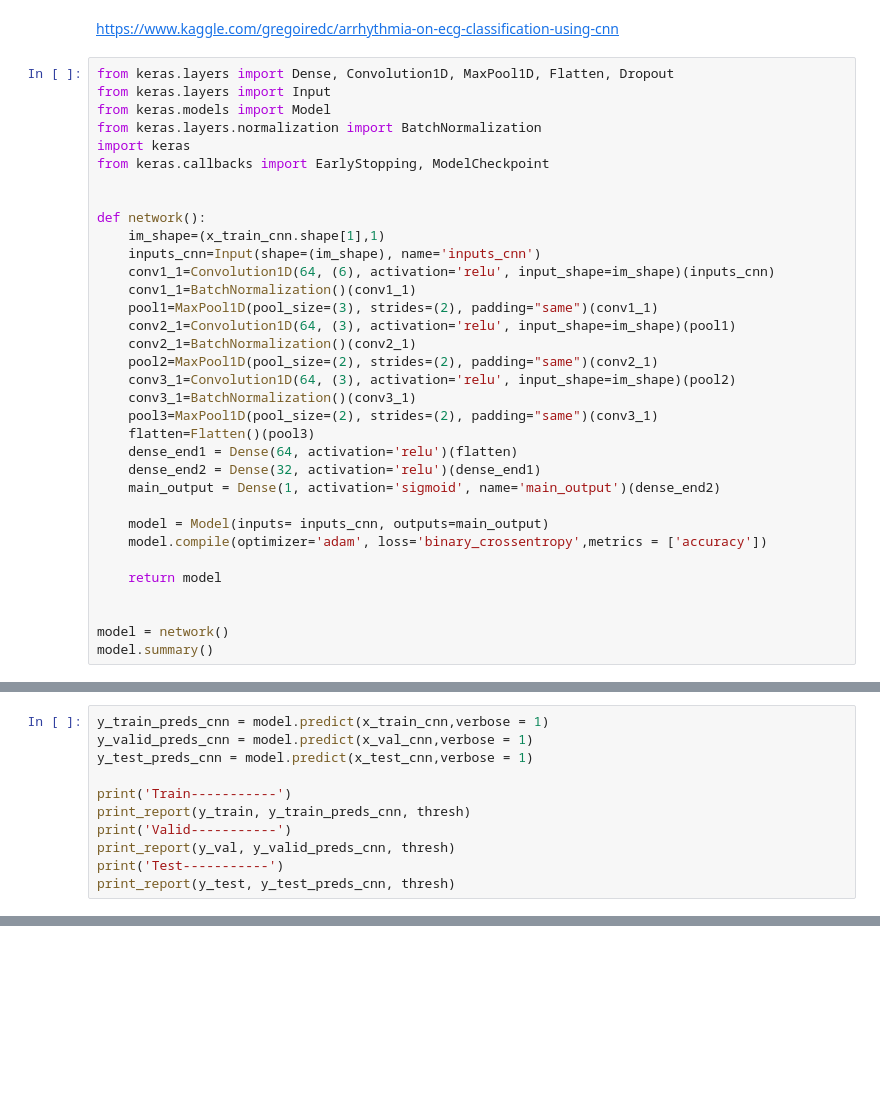
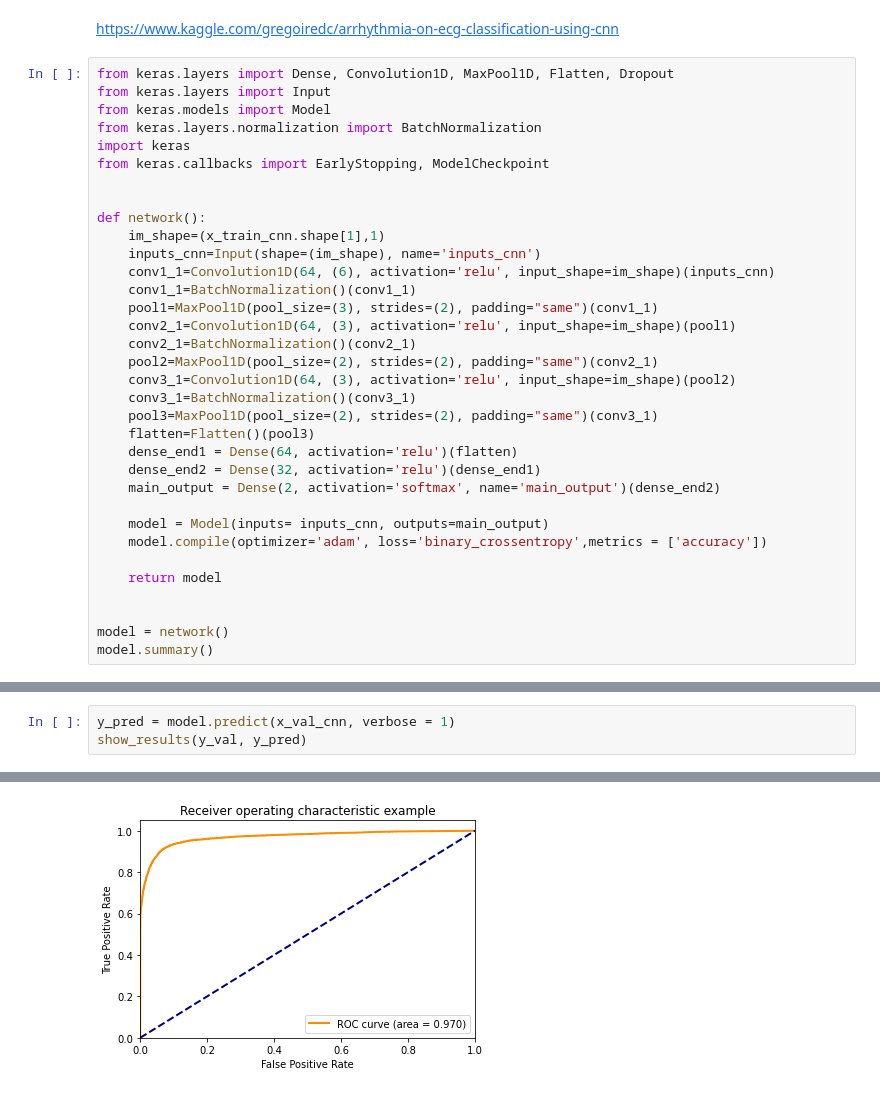
Before and after one commit to hasibzunair/heart-abnormality-detection, a Jupyter notebook: notebooks/train_1D.ipynb, the cells around one changed output, grey strips where cells are left out. Saved outputs shown, nothing was run; the diff lists cells and outputs as text; blank space fills up the shorter version.

```diff
--- a/notebooks/train_1D.ipynb
+++ b/notebooks/train_1D.ipynb
@@ -244,7 +312,7 @@ def network():
     flatten=Flatten()(pool3)
     dense_end1 = Dense(64, activation='relu')(flatten)
     dense_end2 = Dense(32, activation='relu')(dense_end1)
-    main_output = Dense(1, activation='sigmoid', name='main_output')(dense_end2)
+    main_output = Dense(2, activation='softmax', name='main_output')(dense_end2)
 
     model = Model(inputs= inputs_cnn, outputs=main_output)
     model.compile(optimizer='adam', loss='binary_crossentropy',metrics = ['accuracy'])
@@ -267,11 +372,4 @@ model.fit(x_train_cnn, y_train,
-# %%
-y_train_preds_cnn = model.predict(x_train_cnn,verbose = 1)
-y_valid_preds_cnn = model.predict(x_val_cnn,verbose = 1)
-y_test_preds_cnn = model.predict(x_test_cnn,verbose = 1)
-
-print('Train-----------')
-print_report(y_train, y_train_preds_cnn, thresh)
-print('Valid-----------')
-print_report(y_val, y_valid_preds_cnn, thresh)
-print('Test-----------')
-print_report(y_test, y_test_preds_cnn, thresh)
+# %%
+y_pred = model.predict(x_val_cnn, verbose = 1)
+show_results(y_val, y_pred)
+# %% [output]
@@ -277,0 +389 @@ print_report(y_test, y_test_preds_cnn, thresh)
+[figure, added]
```
Also changed, not shown: parts of 26 cells of this notebook, 1 other file.
